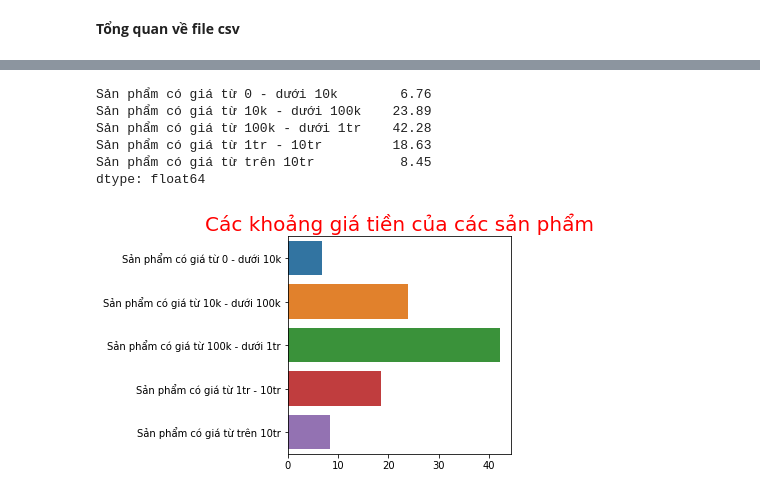
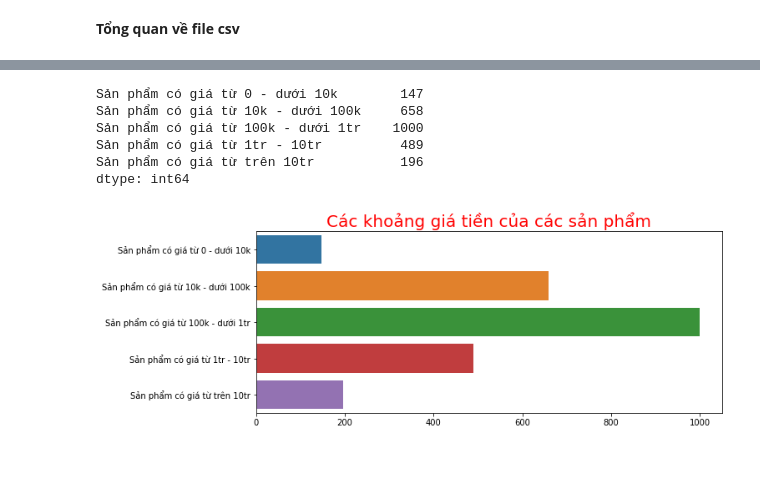
Before and after one commit to tranlybuu/Data_Lazada, a Jupyter notebook: lazada/thongke.ipynb, the cells around one changed output, grey strips where cells are left out. Saved outputs shown, nothing was run; the diff lists cells and outputs as text; code cells hidden in the pictures; blank space fills up the shorter version.

```diff
--- a/lazada/thongke.ipynb
+++ b/lazada/thongke.ipynb
@@ -83,0 +60,29 @@ def khoang_gia_tien_san_pham(percent, list_cate):
+# %%
+# Lọc và phân chia các khoảng giá tiền của sản phẩm
+price_cate = data["p_price"]
+# Phân loại và thống kê giá trị của các sản phẩm
+list_cate = ["Sản phẩm có giá từ 0 - dưới 10k","Sản phẩm có giá từ 10k - dưới 100k","Sản phẩm có giá từ 100k - dưới 1tr","Sản phẩm có giá từ 1tr - 10tr","Sản phẩm có giá từ trên 10tr"]
+count_list_cate = [0, 0, 0, 0, 0]
+count_price_cate = []
+for item in price_cate:
+    if item<10000:
+        count_list_cate[0] = count_list_cate[0] +1
+    elif item<100000:
+        count_list_cate[1] = count_list_cate[1] +1
+    elif item<1000000:
+        count_list_cate[2] = count_list_cate[2] +1
+    elif item<10000000:
+        count_list_cate[3] = count_list_cate[3] +1
+    else:
+        count_list_cate[4] = count_list_cate[4] +1
+# Tính phần trăm
+for item in count_list_cate:
+    count_price_cate.append(round(item))
+
+def barplot_khoang_gia_tien_san_pham(count, list_cate):
+    price_df = pd.Series(count, index=list_cate) # Tạo dataframe với 2 cột là tên danh mục và phần trăm các khoảng tiền
+    print(price_df)
+    mylabels = price_df.index
+    plt.figure(figsize = (10, 4))
+    plt.title('Các khoảng giá tiền của các sản phẩm', fontsize = 20, color = 'red')
+    sns.barplot(price_df, mylabels, orient = 'h')
@@ -132,13 +162,13 @@ Thiết bị thông minh            21
-# %%
-khoang_gia_tien_san_pham(percent, list_cate)
-# %% [output]
-Sản phẩm có giá từ 0 - dưới 10k        6.76
-Sản phẩm có giá từ 10k - dưới 100k    23.89
-Sản phẩm có giá từ 100k - dưới 1tr    42.28
-Sản phẩm có giá từ 1tr - 10tr         18.63
-Sản phẩm có giá từ trên 10tr           8.45
-dtype: float64
-[figure, removed]
+# %%
+barplot_khoang_gia_tien_san_pham(count_price_cate, list_cate)
+# %% [output]
+Sản phẩm có giá từ 0 - dưới 10k        147
+Sản phẩm có giá từ 10k - dưới 100k     658
+Sản phẩm có giá từ 100k - dưới 1tr    1000
+Sản phẩm có giá từ 1tr - 10tr          489
+Sản phẩm có giá từ trên 10tr           196
+dtype: int64
+[figure, added]
 # %%
 stat_table("p_mall","Sản phẩm chính hãng và không chính hãng")
 # %% [output]
```
Also changed, not shown: parts of 19 cells of this notebook, 8 other files.
